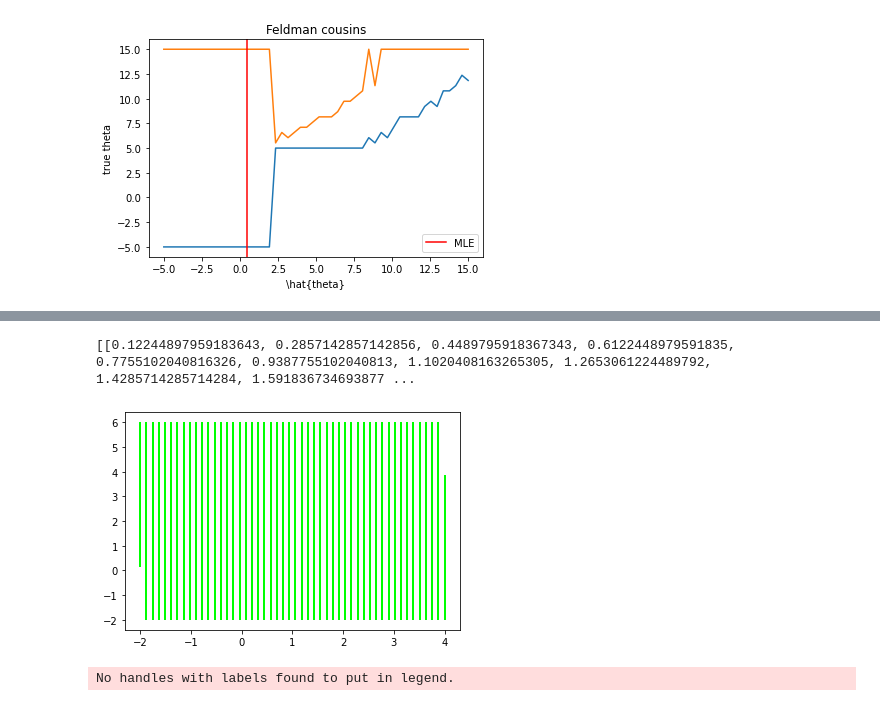
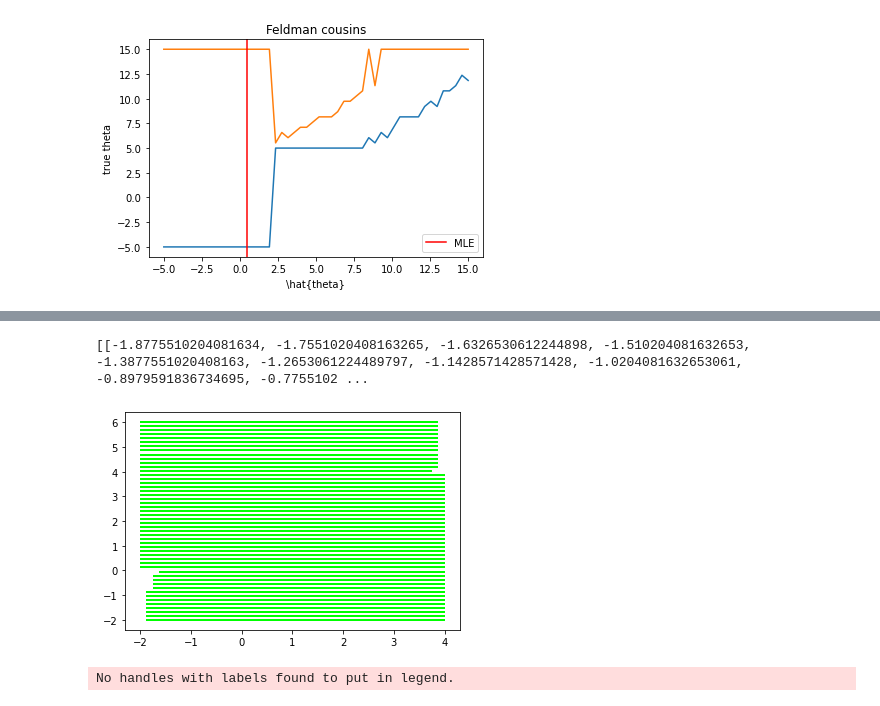
Before and after one commit to vischia/statex, a Jupyter notebook: feldman_cousins.ipynb, the cells around one changed output, grey strips where cells are left out. Drawn from its saved outputs; the diff is of its cells as text; code cells hidden in the pictures.

```diff
--- a/feldman_cousins.ipynb
+++ b/feldman_cousins.ipynb
@@ -141,18 +141,25 @@ plt.legend(loc='best')
 # The likelihood ratio uses this thetabest in the denominator
 # %%
 # 1D Likelihood
+
+def sample_from_pdf(theta,N):
+    # Draw N toys from the gaussian pdf
+    return np.random.normal(loc=theta, scale=1.0, size=N)
+
 
 def lnL(x, theta):
     return math.log(2*math.pi)-1/2.*(x-theta)**2
 
 
 def mle(x):
-    return max(x, 0.)
+    # This implements the boundary at zero
+    return max(0.,x)
 
 # here we already did the computation of the likelihood ratio (eq. 4.3 of the paper)
 def q(x, theta):
     # The trick:
-    return math.exp(-(x-theta)**2/2.) if x>=0 else math.exp(x*theta -theta**2/2)
+    #return math.exp(-(x-theta)**2/2.) if x>=0 else math.exp(x*theta -theta**2/2)
+    return -(x-theta)**2/2. if x>=0 else x*theta -theta**2/2
 # %%
 
 def qdist(theta,measurements=None):
@@ -197,48 +315,63 @@ plt.legend(loc='best')
 # %%
 alpha=0.10 # for a 90% CI
 xIntervals=[]
 mymeasurements=np.linspace(-2.,4., num=50)
 thetaspace=np.linspace(-2.,6., num=50)
-#for theta in thetaspace:
-#    xInterval=[]
-#    qcond=qdist(theta,mymeasurements)
-#    for xobsi in mymeasurements:
-#        qobs=q(xobsi,theta)
-#        if px(qcond,qobs) > alpha:
-#            xInterval.append([xobsi,qobs])
-#    #thetaIntervals.append((min(thetaInterval),max(thetaInterval)) if len(thetaInterval)>0 else (-5., 15.))
-#    sorted_by_second = sorted(xInterval, key=lambda tup: tup[1])
-#    xIntervals.append(np.array(sorted_by_second)[:,0])
-#print(xIntervals)
-
-thetaIntervals=[]
-for xobsi in mymeasurements:
-    thetaInterval=[]
-    for theta in thetaspace:
-        qcond=qdist(theta,mymeasurements)
+for theta in thetaspace:
+    xInterval=[]
+    qcond=qdist(theta,mymeasurements)
+    for xobsi in mymeasurements:
         qobs=q(xobsi,theta)
         if px(qcond,qobs) > alpha:
-            thetaInterval.append(theta)
+            #xInterval.append([xobsi,qobs])
+            xInterval.append(xobsi)
     #thetaIntervals.append((min(thetaInterval),max(thetaInterval)) if len(thetaInterval)>0 else (-5., 15.))
     #sorted_by_second = sorted(xInterval, key=lambda tup: tup[1])
-    thetaIntervals.append(thetaInterval)
-print(thetaIntervals)
-
+    #xIntervals.append(np.array(sorted_by_second)[:,0])
+    xIntervals.append(xInterval)
+print(xIntervals)
 
 fc_intervals=[]
 fc_colors=[]
-for x, thetaI in zip(mymeasurements, thetaIntervals):
-    fc_intervals.append([(x,thetaI[0]),(x,thetaI[-1])])
+for i, theta in zip(xIntervals, thetaspace):
+    fc_intervals.append([(i[0],theta),(i[-1],theta)])
     fc_colors.append([0,1,0,1]) # blue?
 from matplotlib import collections  as mc
 import pylab as pl
 fc_coll = mc.LineCollection(fc_intervals, colors=np.array(fc_colors), linewidths=2)
 fig, ax = pl.subplots()
 ax.add_collection(fc_coll)
 ax.autoscale()
+
+
+#thetaIntervals=[]
+#for xobsi in mymeasurements:
+#    thetaInterval=[]
+#    for theta in thetaspace:
+#        qcond=qdist(theta,mymeasurements)
+#        qobs=q(xobsi,theta)
+#        if px(qcond,qobs) > alpha:
+#            thetaInterval.append(theta)
+#    #thetaIntervals.append((min(thetaInterval),max(thetaInterval)) if len(thetaInterval)>0 else (-5., 15.))
+#    #sorted_by_second = sorted(xInterval, key=lambda tup: tup[1])
+#    thetaIntervals.append(thetaInterval)
+#print(thetaIntervals)
+
+
+#fc_intervals=[]
+#fc_colors=[]
+#for x, thetaI in zip(mymeasurements, thetaIntervals):
+#    fc_intervals.append([(x,thetaI[0]),(x,thetaI[-1])])
+#    fc_colors.append([0,1,0,1]) # blue?
+#from matplotlib import collections  as mc
+#import pylab as pl
+#fc_coll = mc.LineCollection(fc_intervals, colors=np.array(fc_colors), linewidths=2)
+#fig, ax = pl.subplots()
+#ax.add_collection(fc_coll)
+#ax.autoscale()
 # %% [output]
-[[0.12244897959183643, 0.2857142857142856, 0.4489795918367343, 0.6122448979591835, 0.7755102040816326, 0.9387755102040813, 1.1020408163265305, 1.2653061224489792, 1.4285714285714284, 1.591836734693877 ...
+[[-1.8775510204081634, -1.7551020408163265, -1.6326530612244898, -1.510204081632653, -1.3877551020408163, -1.2653061224489797, -1.1428571428571428, -1.0204081632653061, -0.8979591836734695, -0.7755102 ...
-[figure, old version]
+[figure, new version]
 # %%
 fc_intervals=[]
 fc_colors=[]
```
Also changed, not shown: parts of 5 cells of this notebook.
